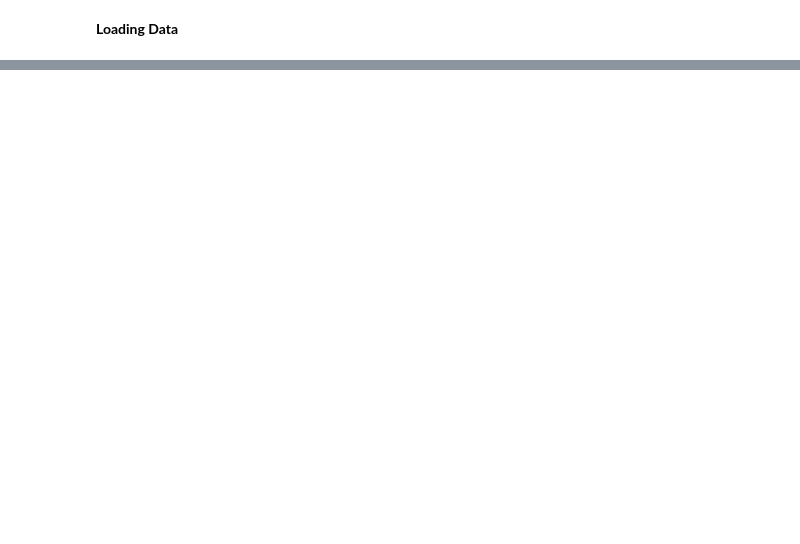
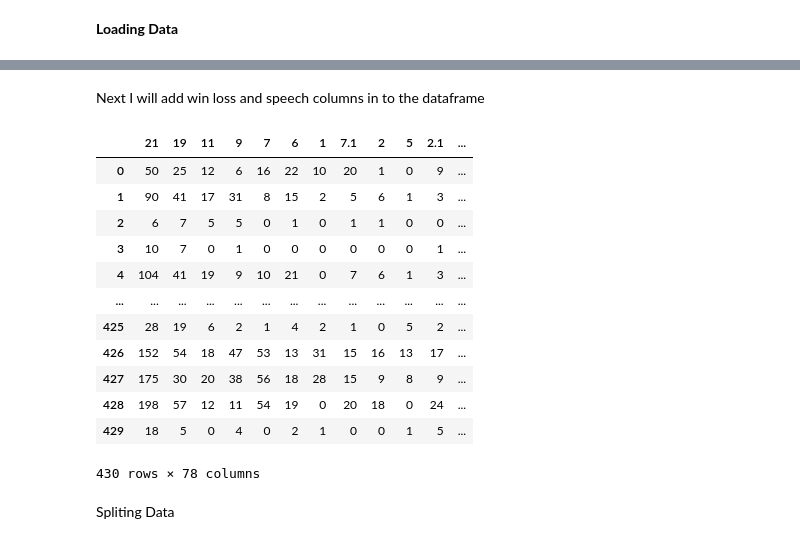
Before and after one commit to luismangubat/Presidential-Election-Predictor, a Jupyter notebook: CISC_251_Project.ipynb, the cells around one changed output, grey strips where cells are left out. Cells and saved outputs as stored; diff of their text form; code cells hidden in the pictures; blank space fills up the shorter version.

```diff
--- a/CISC_251_Project.ipynb
+++ b/CISC_251_Project.ipynb
@@ -30,0 +144,22 @@ winner = pd.read_csv("winners.csv")
+# %% [markdown]
+Next I will add win loss and speech columns in to the dataframe
+# %%
+deceptiondocword['Win/Loss'] = winner
+deceptiondocword['Speech'] = speeches
+deceptiondocword
+# %% [output]
+|  | 21 | 19 | 11 | 9 | 7 | 6 | 1 | 7.1 | 2 | 5 | 2.1 | ... |
+| 0 | 50 | 25 | 12 | 6 | 16 | 22 | 10 | 20 | 1 | 0 | 9 | ... |
+| 1 | 90 | 41 | 17 | 31 | 8 | 15 | 2 | 5 | 6 | 1 | 3 | ... |
+| 2 | 6 | 7 | 5 | 5 | 0 | 1 | 0 | 1 | 1 | 0 | 0 | ... |
+| 3 | 10 | 7 | 0 | 1 | 0 | 0 | 0 | 0 | 0 | 0 | 1 | ... |
+| 4 | 104 | 41 | 19 | 9 | 10 | 21 | 0 | 7 | 6 | 1 | 3 | ... |
+| ... | ... | ... | ... | ... | ... | ... | ... | ... | ... | ... | ... | ... |
+| 425 | 28 | 19 | 6 | 2 | 1 | 4 | 2 | 1 | 0 | 5 | 2 | ... |
+| 426 | 152 | 54 | 18 | 47 | 53 | 13 | 31 | 15 | 16 | 13 | 17 | ... |
+| 427 | 175 | 30 | 20 | 38 | 56 | 18 | 28 | 15 | 9 | 8 | 9 | ... |
+| 428 | 198 | 57 | 12 | 11 | 54 | 19 | 0 | 20 | 18 | 0 | 24 | ... |
+| 429 | 18 | 5 | 0 | 4 | 0 | 2 | 1 | 0 | 0 | 1 | 5 | ... |
+430 rows × 78 columns
+# %% [markdown]
+Spliting Data
```
Also changed, not shown: parts of 22 cells of this notebook.
